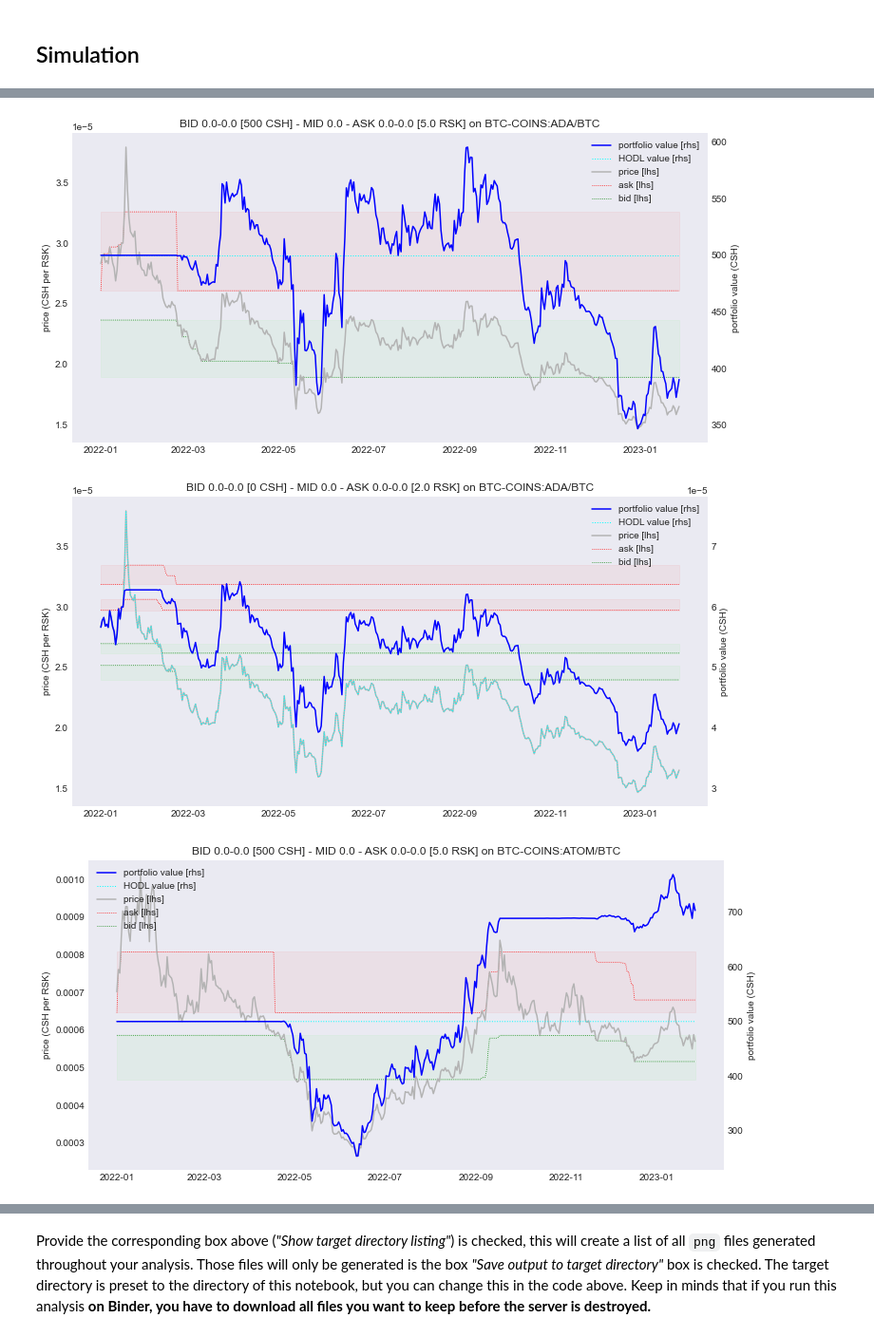
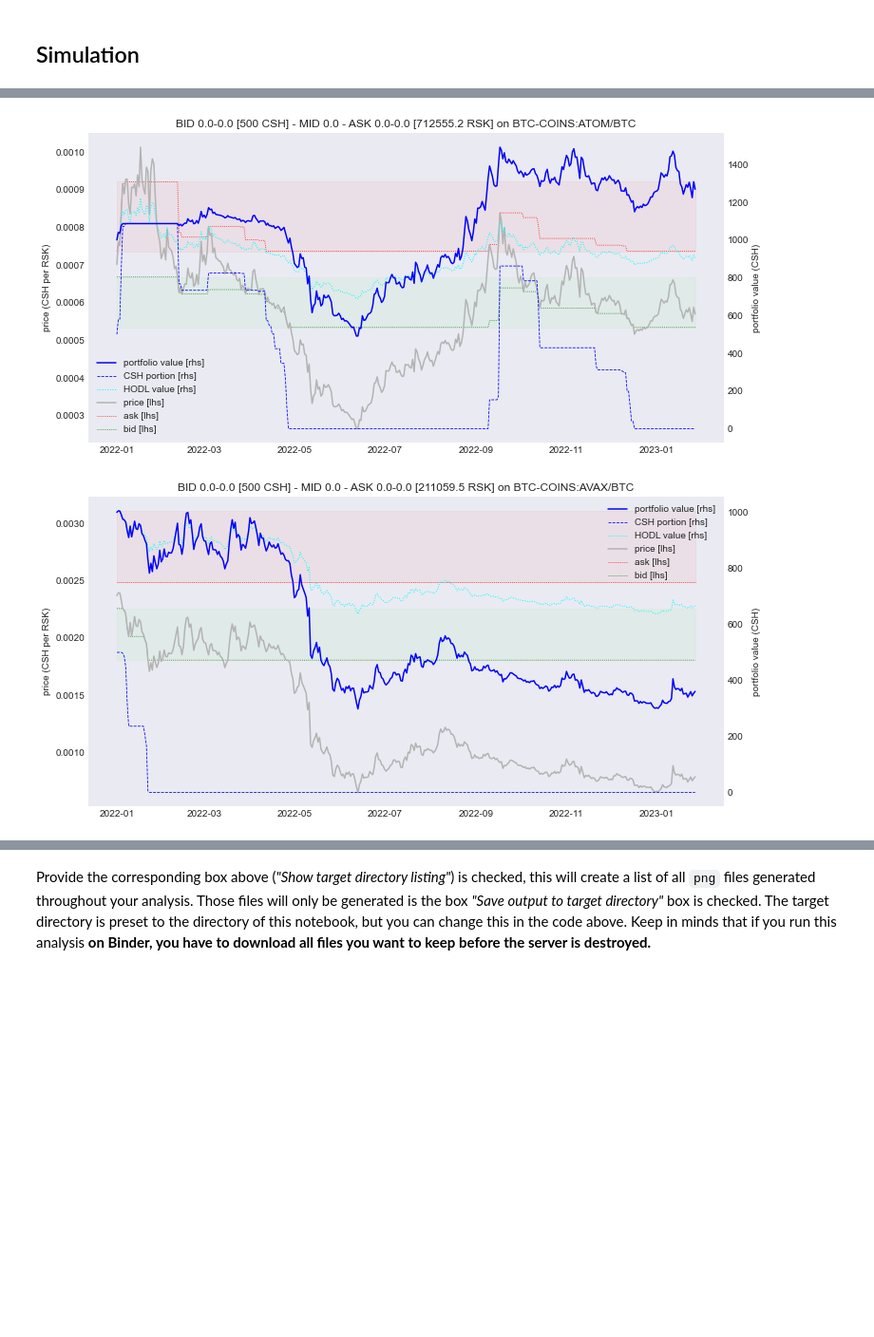
Before and after one commit to bancorprotocol/carbon-simulator-binder, a Jupyter notebook: Frozen/Demo7-4/Demo7-4.ipynb, the cells around one changed output, grey strips where cells are left out. Shown: that part at 95% size. Cells and saved outputs as stored; diff of their text form; code cells hidden in the pictures; blank space fills up the shorter version.

```diff
--- a/Frozen/Demo7-4/Demo7-4.ipynb
+++ b/Frozen/Demo7-4/Demo7-4.ipynb
@@ -80,7 +85,7 @@ try:
     datacols_w(vertical=False)
 except:
     old_datafn_w_value = datafn_w.value
-    COL0, NCOLS, NCCOLS = 0, min(20, len(cols)), 3
+    COL0, NCOLS, NCCOLS = 0, min(20, len(cols)), 4
     try:
         datacols_w = CheckboxManager(cols[COL0:COL0+NCOLS], values=NCCOLS*[True]+(NCOLS-NCCOLS)*[False])
     except:
@@ -107,7 +112,7 @@ except:
                     strategy.from_mgw(m=100, g=0.20, w=0.1,  amt_rsk=1, amt_csh=0)],
          "uv3":     strategy.from_u3(p_lo=100, p_hi=150, start_below=True, fee_pc=0.05, tvl_csh=1000),
     }
-    strats_w = CheckboxManager(strats.keys(), values=[1,0,0,0,1,0,0])
+    strats_w = CheckboxManager(strats.keys(), values=[1,0,0,0,0,0,0])
     #strats_w = CheckboxManager(strats.keys(), values=[1,0,0,0,0,0,0])
     #strats_w = CheckboxManager(strats.keys(), values=[0,0,0,0,0,0,1])
     strats_w(vertical=False)
@@ -121,6 +126,6 @@ The checkboxes above determined which strategies are tested, one by one.
 try:
     params_w(vertical=False)
 except:
-    params_w = CheckboxManager.from_idvdct(SIM_DEFAULT_PARAMS.params)
+    params_w = CheckboxManager.from_idvdct(sim_params)
     params_w(vertical=False)
 # %% [output]
@@ -146,8 +151,8 @@ This is the strategy called `slider`. Here `m` is the mid price of the range (ad
 try:
     strat1_w(vertical=True)
 except:
-    S0, SMIN, SMAX, TVL, SREF = 100, 50, 150, 1000, 100
-    strat1_w = PcSliderManager(["m", "g%", "w%", "u%", "rsk:csh"],
+    S0, SMIN, SMAX, TVL = 100, 50, 150, 1000
+    strat1_w = PcSliderManager(["m", "g%", "w%", "u%", "csh:rsk"],
                         values=[S0/100, 0.1, 0.25, 0, 0.5],
                         range=[(SMIN/100,SMAX/100),(0,0.25),(0,0.25),(0,1),(0,1)])
     strat1_w(vertical=True)
@@ -168,11 +171,11 @@ CLEARING OUT PREVIOUS FILES [UNCHECK BOX ABOVE TO DISABLE]
 DATAID, DATAFN = datafn_w.value, j(DATAPATH, f"{datafn_w.value}.pickle")
 OUTPATH = outpath_w.value if output_w.values[0] else None
 STARTPC, LENPC, SV = segment_w.values[0], segment_w.values[1], strat1_w.values
-strats["slider"] = strategy.from_mgw(m=100*SV[0], g=SV[1], w=SV[2], u=SV[3], amt_rsk=TVL/SREF*SV[4], amt_csh=TVL*(1-SV[4]))
 for colnm in datacols_w.checked:
+    path = pdread(DATAFN, colnm, from_pc=STARTPC, period_pc=LENPC, min_dt=PATH_MIN_DATE)
+    strats["slider"] = strategy.from_mgw(m=100*SV[0], g=SV[1], w=SV[2], u=SV[3], amt_rsk=TVL/path[0]*(1-SV[4]), amt_csh=TVL*SV[4])
     for ix, stratid in enumerate(strats_w.checked):
         strat = strats[stratid]
-        path = pdread(DATAFN, colnm, from_pc=STARTPC, period_pc=LENPC, min_dt=PATH_MIN_DATE)
         simresults = run_sim(strat, path)
         plot_sim(simresults, f"{DATAID}:{colnm}", Params(**params_w.values_dct))
         if isinstance(OUTPATH, str):
@@ -184,3 +187,2 @@ for colnm in datacols_w.checked:
-[figure, old version]
+[figure, new version]
-[figure, old version]
+[figure, new version]
-[figure, removed]
```
Also changed, not shown: parts of 10 cells of this notebook, 1 other file.
